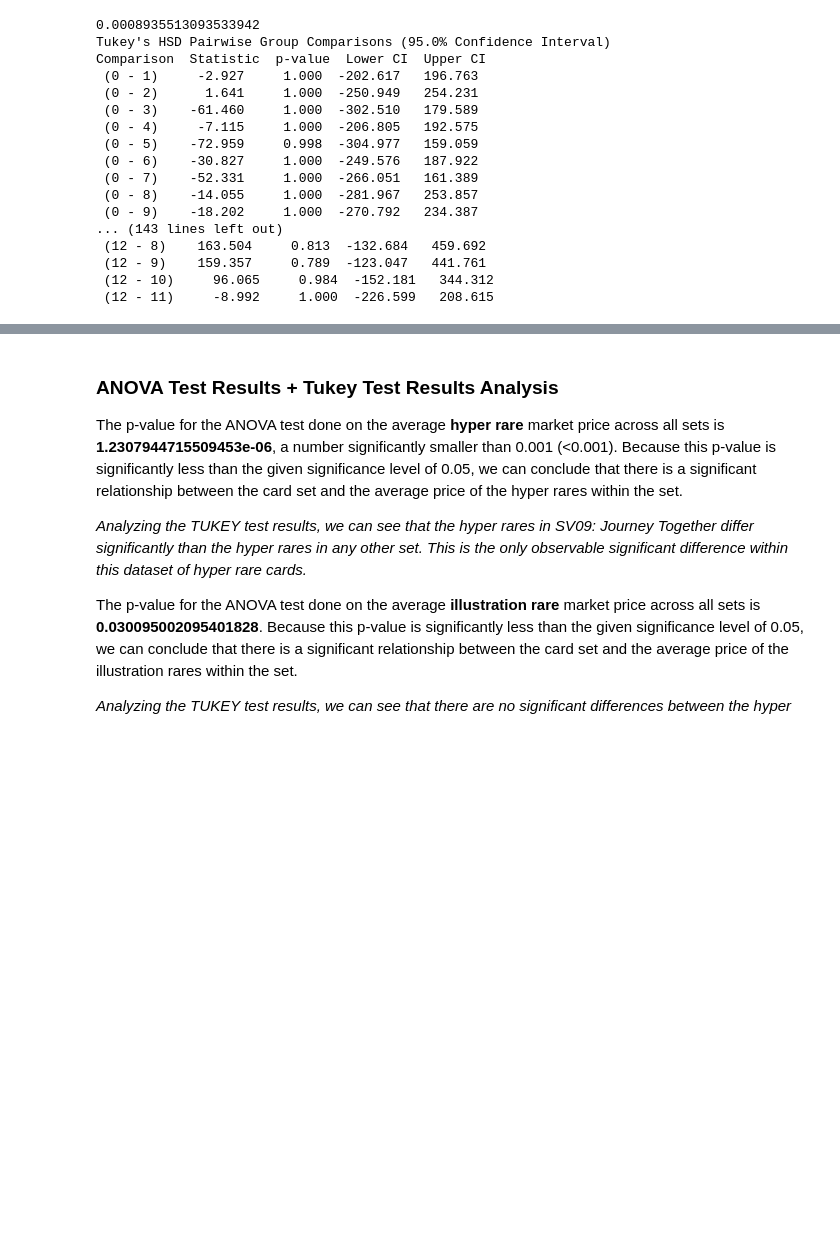
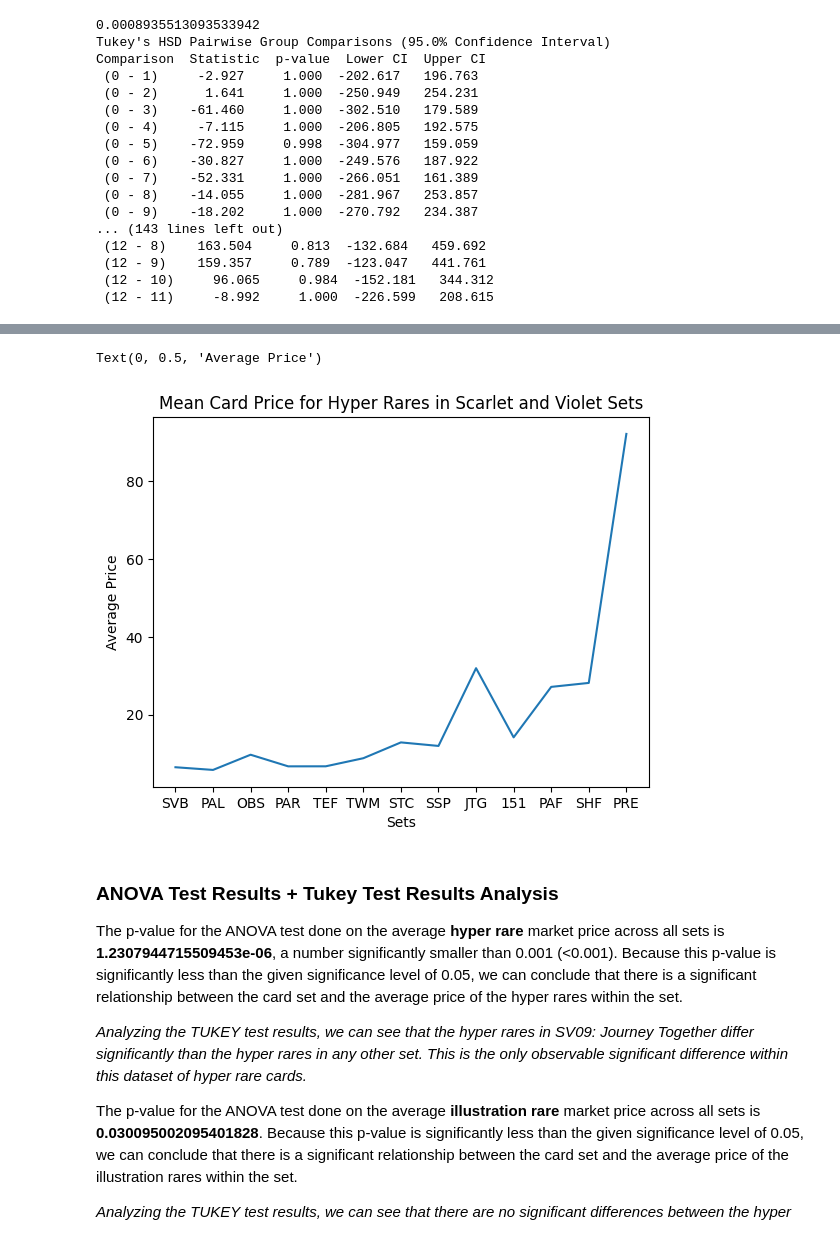
Before and after one commit to Raymon9-Chen/CMSC320-Final-Project, a Jupyter notebook: pokemon_set_data.ipynb, the cells around one changed output, grey strips where cells are left out. Drawn from its saved outputs; the diff is of its cells as text; code cells hidden in the pictures; blank space fills up the shorter version.

Commit message:
Graph

```diff
--- a/pokemon_set_data.ipynb
+++ b/pokemon_set_data.ipynb
@@ -262,3 +276,40 @@ Comparison  Statistic  p-value  Lower CI  Upper CI
+# %%
+set_list = ['SVB',
+        'PAL',
+        'OBS',
+        'PAR',
+        'TEF',
+        'TWM',
+        'STC',
+        'SSP',
+        'JTG',
+        '151',
+        'PAF',
+        'SHF',
+        'PRE']
+
+# hyper rare cards graph
+hr_avg_price_list = hr_average_prices['averagePrice'].values
+plt.plot(set_list, hr_avg_price_list)
+plt.title('Mean Card Price for Hyper Rares in Scarlet and Violet Sets')
+plt.xlabel('Sets')
+plt.ylabel('Average Price')
+
+# illustration rare cards graph
+ir_avg_price_list = ir_average_prices['averagePrice'].values
+plt.plot(set_list, ir_avg_price_list)
+plt.title('Mean Card Price for Illustration Rares in Scarlet and Violet Sets')
+plt.xlabel('Sets')
+plt.ylabel('Average Price')
+
+# special illustration rare cards graph
+plt.plot(set_list, hr_avg_price_list)
+plt.title('Mean Card Price for Hyper Rares in Scarlet and Violet Sets')
+plt.xlabel('Sets')
+plt.ylabel('Average Price')
+# %% [output]
+Text(0, 0.5, 'Average Price')
+[figure, added]
 # %% [markdown]
 ### ANOVA Test Results + Tukey Test Results Analysis
 
```
Also changed, not shown: parts of 3 cells of this notebook.
